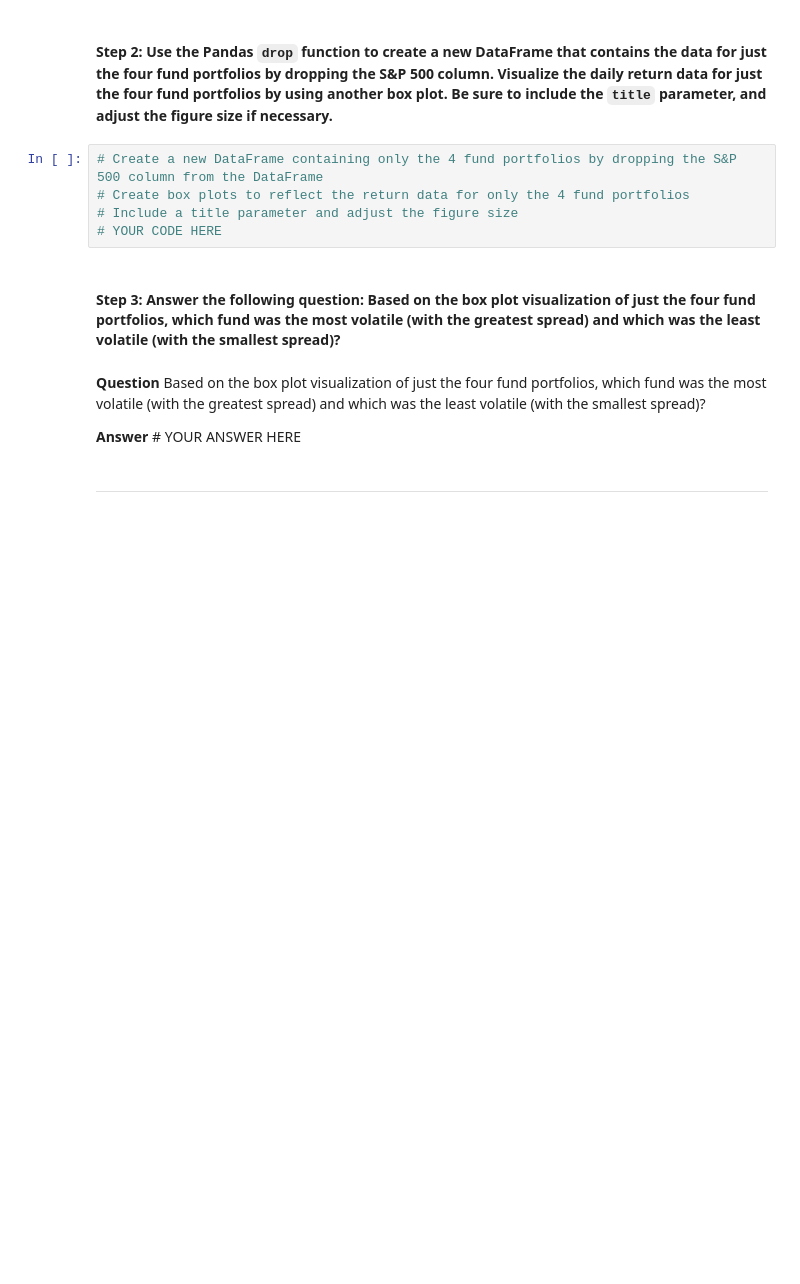
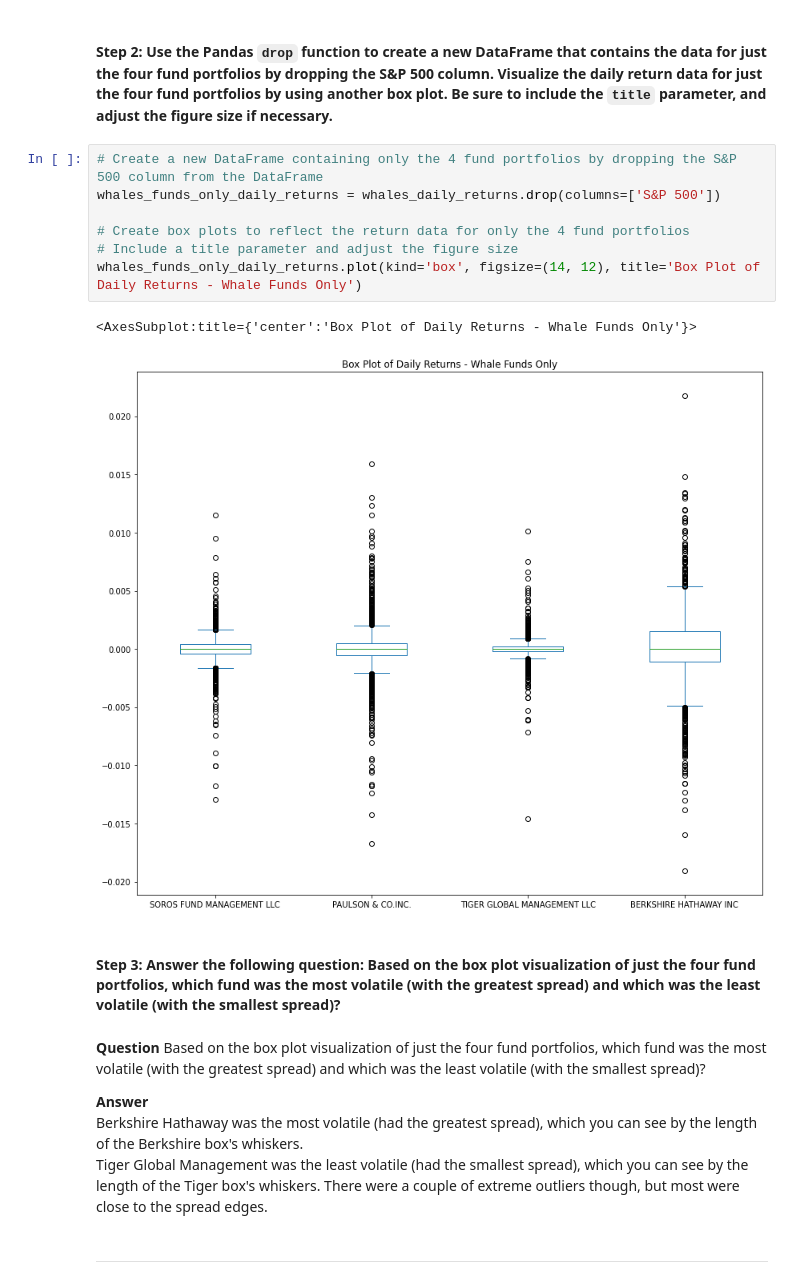
Before and after one commit to sububer/portfolio_analysis, a Jupyter notebook: risk_return_analysis.ipynb, the cells around one changed output. Saved outputs shown, nothing was run; the diff lists cells and outputs as text; blank space fills up the shorter version.

```diff
--- a/risk_return_analysis.ipynb
+++ b/risk_return_analysis.ipynb
@@ -215,15 +219,22 @@ Analyze the volatility of each of the four fund portfolios and of the S&P 500 In
 #### Step 2: Use the Pandas `drop` function to create a new DataFrame that contains the data for just the four fund portfolios by dropping the S&P 500 column. Visualize the daily return data for just the four fund portfolios by using another box plot. Be sure to include the `title` parameter, and adjust the figure size if necessary.
 # %%
 # Create a new DataFrame containing only the 4 fund portfolios by dropping the S&P 500 column from the DataFrame
+whales_funds_only_daily_returns = whales_daily_returns.drop(columns=['S&P 500'])
+
 # Create box plots to reflect the return data for only the 4 fund portfolios
 # Include a title parameter and adjust the figure size
-# YOUR CODE HERE
+whales_funds_only_daily_returns.plot(kind='box', figsize=(14, 12), title='Box Plot of Daily Returns - Whale Funds Only')
+# %% [output]
+<AxesSubplot:title={'center':'Box Plot of Daily Returns - Whale Funds Only'}>
+[figure, added]
 # %% [markdown]
 #### Step 3: Answer the following question: Based on the box plot visualization of just the four fund portfolios, which fund was the most volatile (with the greatest spread) and which was the least volatile (with the smallest spread)?
 # %% [markdown]
-**Question** Based on the box plot visualization of just the four fund portfolios, which fund was the most volatile (with the greatest spread) and which was the least volatile (with the smallest spread)?
+**Question**  Based on the box plot visualization of just the four fund portfolios, which fund was the most volatile (with the greatest spread) and which was the least volatile (with the smallest spread)?
 
-**Answer** # YOUR ANSWER HERE
+**Answer**
+Berkshire Hathaway was the most volatile (had the greatest spread), which you can see by the length of the Berkshire box's whiskers.
+Tiger Global Management was the least volatile (had the smallest spread), which you can see by the length of the Tiger box's whiskers. There were a couple of extreme outliers though, but most were close to the spread edges.
 # %% [markdown]
 ---
 # %% [markdown]
```
Also changed, not shown: parts of 1 cell of this notebook.
